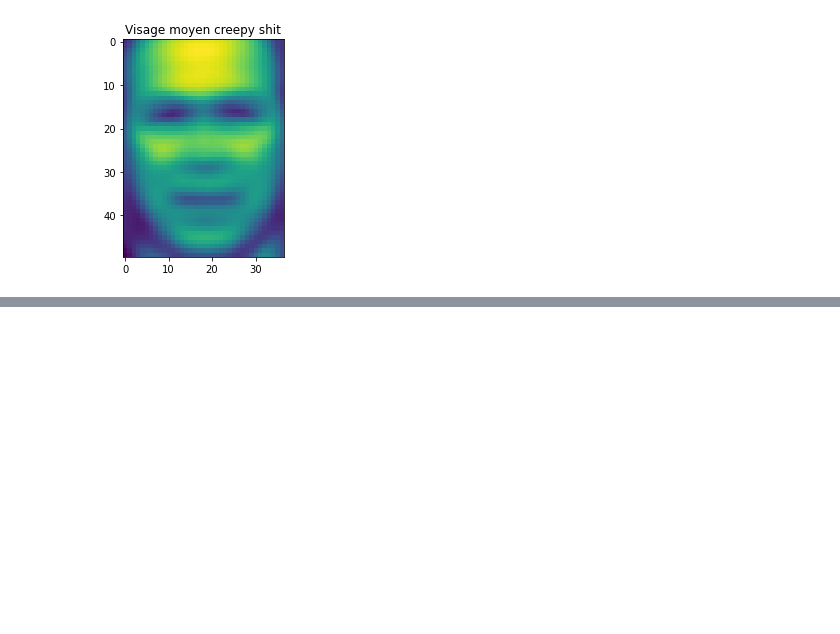
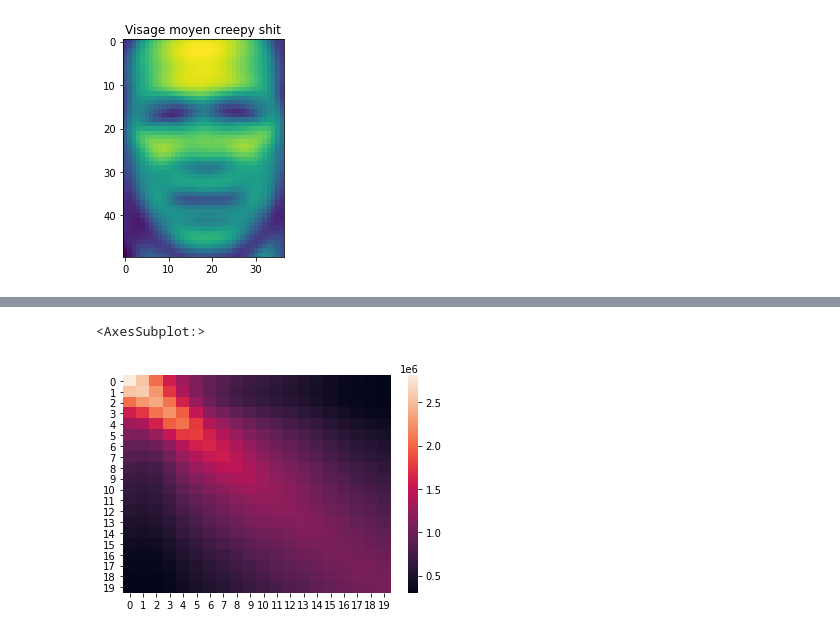
Before and after one commit to ahmedbrh/PCA-eigenFaces, a Jupyter notebook: EigenFace.ipynb, the cells around one changed output, grey strips where cells are left out. Saved outputs shown, nothing was run; the diff lists cells and outputs as text; code cells hidden in the pictures; blank space fills up the shorter version.

```diff
--- a/EigenFace.ipynb
+++ b/EigenFace.ipynb
@@ -54,3 +50,13 @@ for i in range(len(X)):
 ![](EquationsImages/lagrida_latex_editor.png)
 # On a donc plus généralement :
 ![](EquationsImages/lagrida_latex_editorr.png)
+# %%
+# Il se trouve que notre matrice A est justement la matrice X
+A = np.copy(X)
+# %%
+# On construit la matrice de correlaction K qui sera de 1850 colonnes par 1850 lignes K = At * A
+K = np.matmul(np.transpose(A),A)
+sns.heatmap(K[0:20,0:20])
+# %% [output]
+<AxesSubplot:>
+[figure, added]
```
Also changed, not shown: parts of 3 cells of this notebook.
